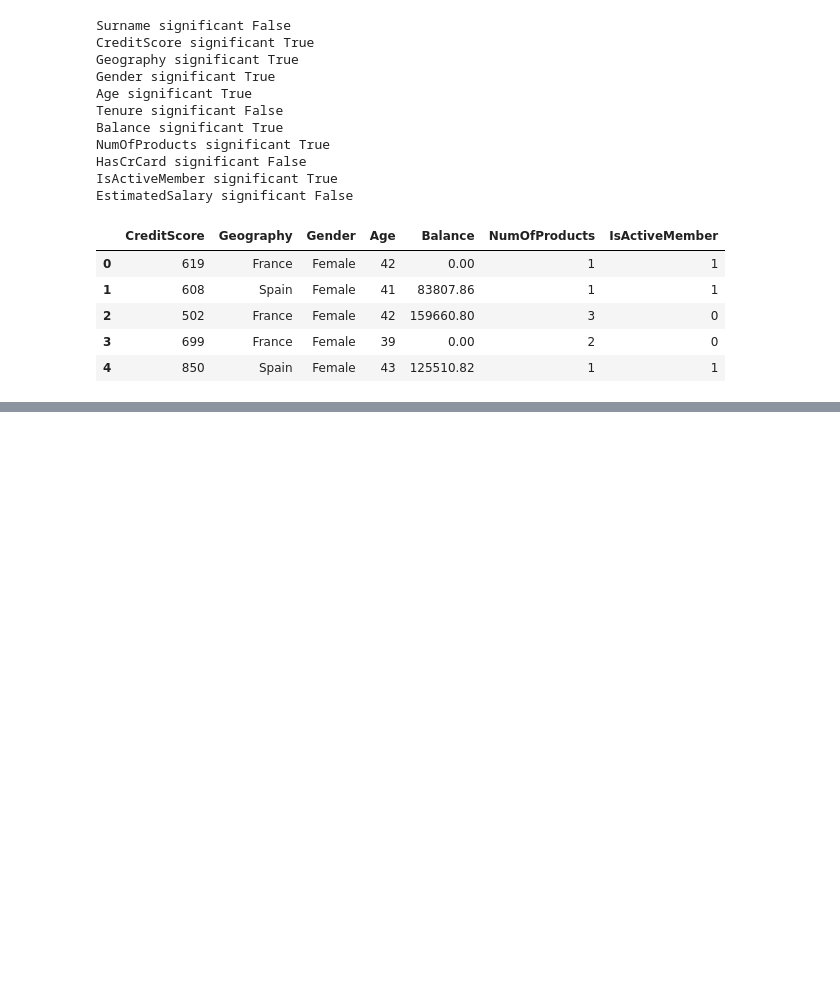
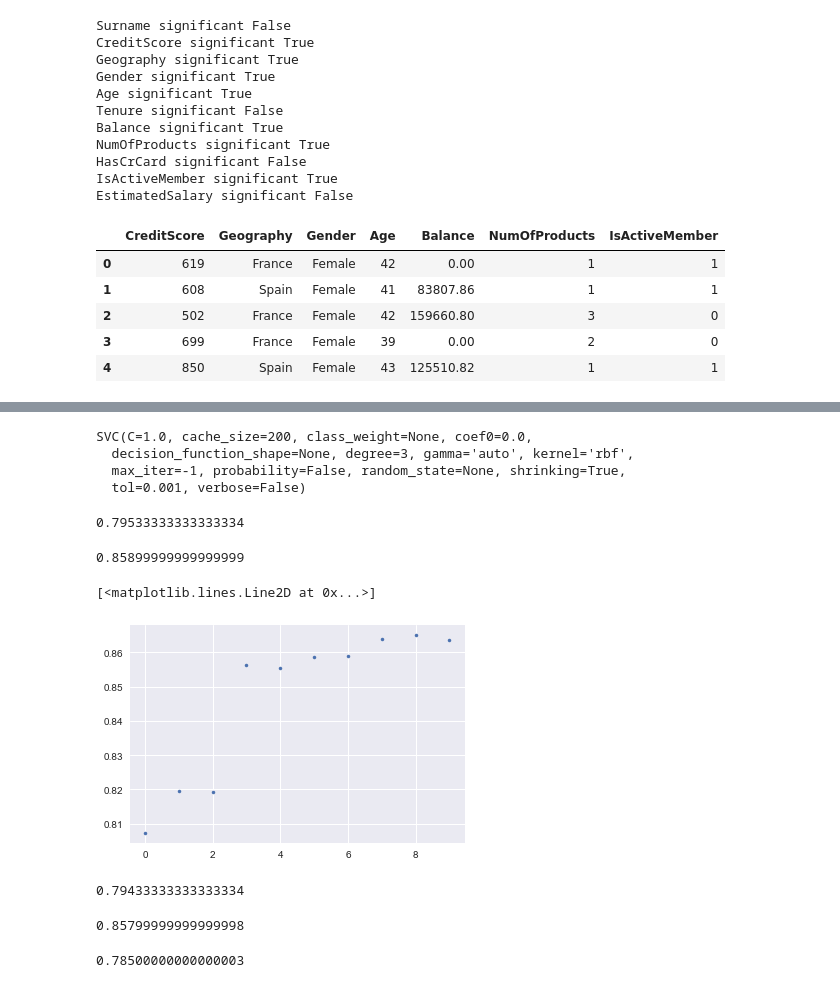
Before and after one commit to george-and-miller/data-science, a Jupyter notebook: Udemy A-Z Data Science.ipynb, the cells around one changed output, grey strips where cells are left out. Saved outputs shown, nothing was run; the diff lists cells and outputs as text; code cells hidden in the pictures; blank space fills up the shorter version.

Commit message:
Udemy more classifiers
Getting close to 86% or so, should try to do k-fold validation when I get a chance

```diff
--- a/Udemy A-Z Data Science.ipynb
+++ b/Udemy A-Z Data Science.ipynb
@@ -205,0 +211,47 @@ plt.plot(acc)
+# %%
+cls = SVC()
+cls.fit(X_train, y_train)
+# %% [output]
+SVC(C=1.0, cache_size=200, class_weight=None, coef0=0.0,
+  decision_function_shape=None, degree=3, gamma='auto', kernel='rbf',
+  max_iter=-1, probability=False, random_state=None, shrinking=True,
+  tol=0.001, verbose=False)
+# %%
+accuracy_score(y_test, cls.predict(X_test))
+# %% [output]
+0.79533333333333334
+# %%
+cls = DecisionTreeClassifier(max_depth=5)
+cls.fit(X_train, y_train)
+accuracy_score(y_test, cls.predict(X_test))
+# %% [output]
+0.85899999999999999
+# %%
+acc = []
+for n in range(1, 11):
+    cls = RandomForestClassifier(max_depth=n)
+    cls.fit(X_train, y_train)
+    acc.append(accuracy_score(y_test, cls.predict(X_test)))
+
+plt.plot(acc,'.')
+# %% [output]
+[<matplotlib.lines.Line2D at 0x...>]
+[figure, added]
+# %%
+cls = MLPClassifier(activation='logistic', alpha=.0000001)
+cls.fit(X_train, y_train)
+accuracy_score(y_test, cls.predict(X_test))
+# %% [output]
+0.79433333333333334
+# %%
+cls = AdaBoostClassifier()
+cls.fit(X_train, y_train)
+accuracy_score(y_test, cls.predict(X_test))
+# %% [output]
+0.85799999999999998
+# %%
+cls = GaussianNB()
+cls.fit(X_train, y_train)
+accuracy_score(y_test, cls.predict(X_test))
+# %% [output]
+0.78500000000000003
```
Also changed, not shown: parts of 9 cells of this notebook.
